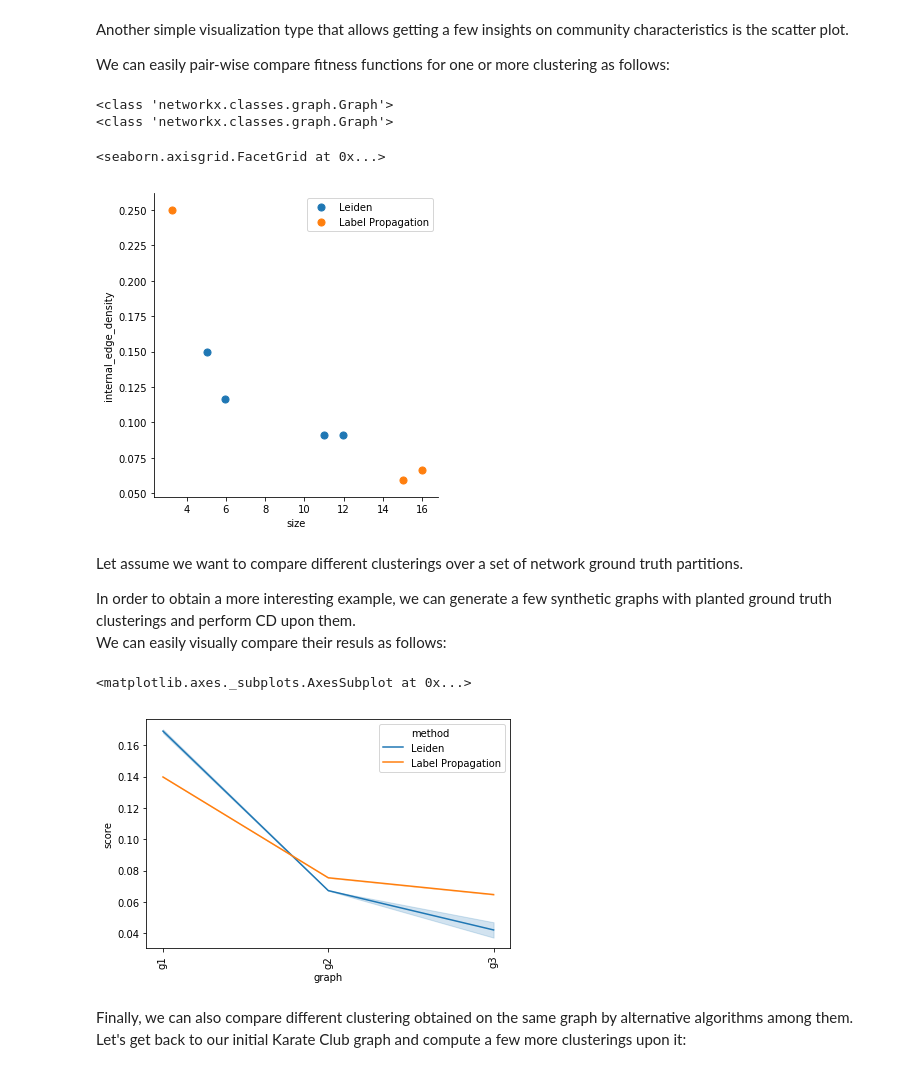
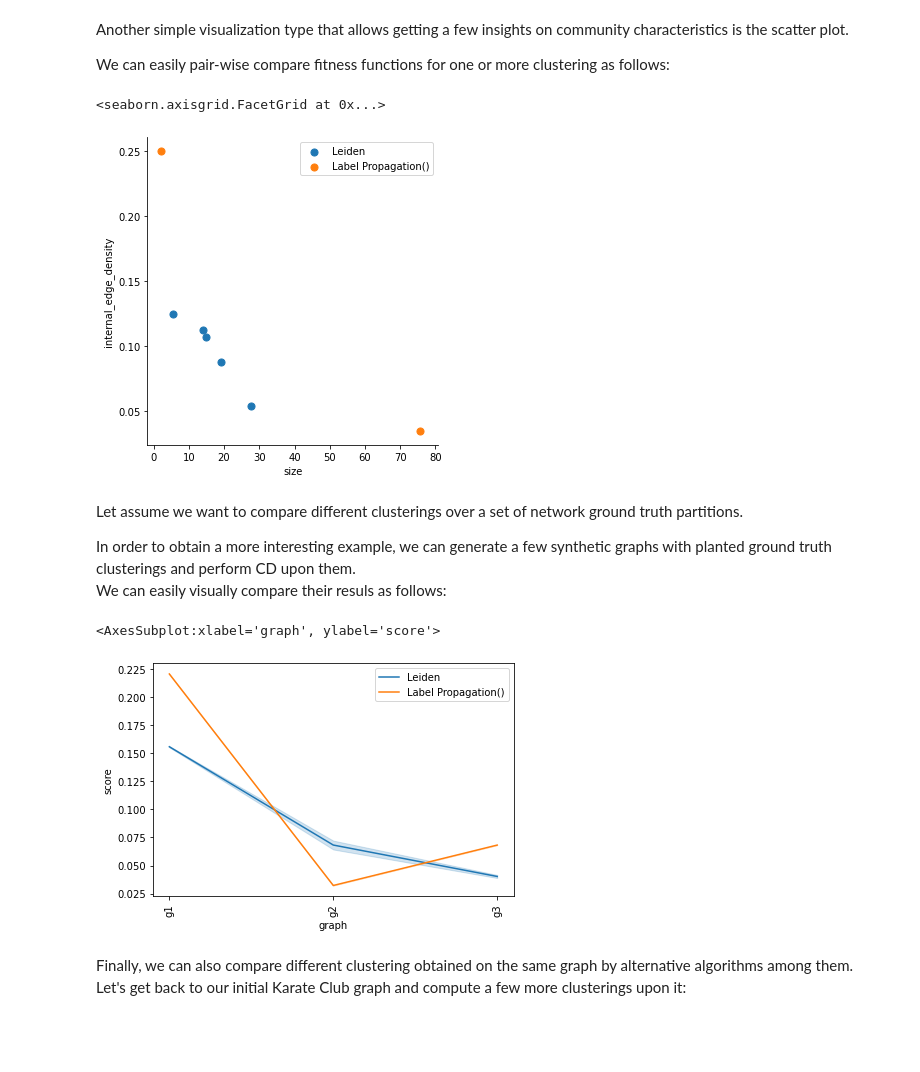
Before and after one commit to sna-unipi/SNA-lectures-notebooks, a Jupyter notebook: Chapter 8 - Community Discovery.ipynb, the cells around one changed output. Saved outputs shown, nothing was run; the diff lists cells and outputs as text; code cells hidden in the pictures; blank space fills up the shorter version.

```diff
--- a/Chapter 8 - Community Discovery.ipynb
+++ b/Chapter 8 - Community Discovery.ipynb
@@ -51,10 +51,20 @@ As a first step we need to define the network topology that will be used as play
 ``CDlib`` natively supports both [``networkx``](https://networkx.github.io) and [``igraph``](https://igraph.org/python/) data structures.
 
 In our examples, for the sake of simplicity, we will use ``networkx`` undirected graphs.
-# %%
-import networkx as nx
-
-g = nx.karate_club_graph()
+# %%
+import networkx as nx
+
+def read_net(filename):
+    g = nx.Graph()
+    with open(filename) as f:
+        f.readline()
+        for l in f:
+            l = l.split(",")
+            g.add_edge(l[0], l[1])
+    return g
+
+# Game of Thrones Season 7
+g = read_net('data/asioaf/got-s7-edges.csv')
 # %% [markdown]
 <a id="model"></a>
 ### Community Discovery algorithm(s) selection and configuration ([to top](#top))
@@ -200,37 +220,36 @@ We can easily pair-wise compare fitness functions for one or more clustering as
 # %%
 viz.plot_com_properties_relation([leiden_coms, lp_coms], evaluation.size, evaluation.internal_edge_density)
 # %% [output]
-<class 'networkx.classes.graph.Graph'>
-<class 'networkx.classes.graph.Graph'>
+<seaborn.axisgrid.FacetGrid at 0x...>
-<seaborn.axisgrid.FacetGrid at 0x...>
-[figure, old version]
+[figure, new version]
 # %% [markdown]
 Let assume we want to compare different clusterings over a set of network ground truth partitions.
 
 In order to obtain a more interesting example, we can generate a few synthetic graphs with planted ground truth clusterings and perform CD upon them. <br/> We can easily visually compare their resuls as follows:
 # %%
 from cdlib import NodeClustering
+from networkx.generators.community import LFR_benchmark_graph
 
-g1 = nx.algorithms.community.LFR_benchmark_graph(1000, 3, 1.5, 0.5, min_community=20, average_degree=5)
-g2 = nx.algorithms.community.LFR_benchmark_graph(1000, 3, 1.5, 0.6, min_community=20, average_degree=5)
-g3 = nx.algorithms.community.LFR_benchmark_graph(1000, 3, 1.5, 0.7, min_community=20, average_degree=5)
+g1 = LFR_benchmark_graph(1000, 3, 1.5, 0.5, min_community=20, average_degree=5)
+g2 = LFR_benchmark_graph(1000, 3, 1.5, 0.6, min_community=20, average_degree=5)
+g3 = LFR_benchmark_graph(1000, 3, 1.5, 0.7, min_community=20, average_degree=5)
 
 names = ["g1", "g2", "g3"]
 graphs = [g1, g2, g3]
 references = []
 
 # building the NodeClustering ground truth for the graphs
 for g in graphs:
     ground_truth = NodeClustering(communities={frozenset(g.nodes[v]['community']) for v in g}, graph=g, method_name="reference")
     references.append(ground_truth)
 
 algos = [algorithms.leiden, algorithms.label_propagation]
 
 # Computing the visualization (2 execution per method, NMI as scoring for ground truth resemblance)
 viz.plot_scoring(graphs, references, names, algos, scoring=evaluation.adjusted_mutual_information, nbRuns=2)
 # %% [output]
-<matplotlib.axes._subplots.AxesSubplot at 0x...>
+<AxesSubplot:xlabel='graph', ylabel='score'>
-[figure, old version]
+[figure, new version]
 # %% [markdown]
 Finally, we can also compare different clustering obtained on the same graph by alternative algorithms among them. <br/>
 Let's get back to our initial Karate Club graph and compute a few more clusterings upon it:
```
Also changed, not shown: parts of 13 cells of this notebook.
